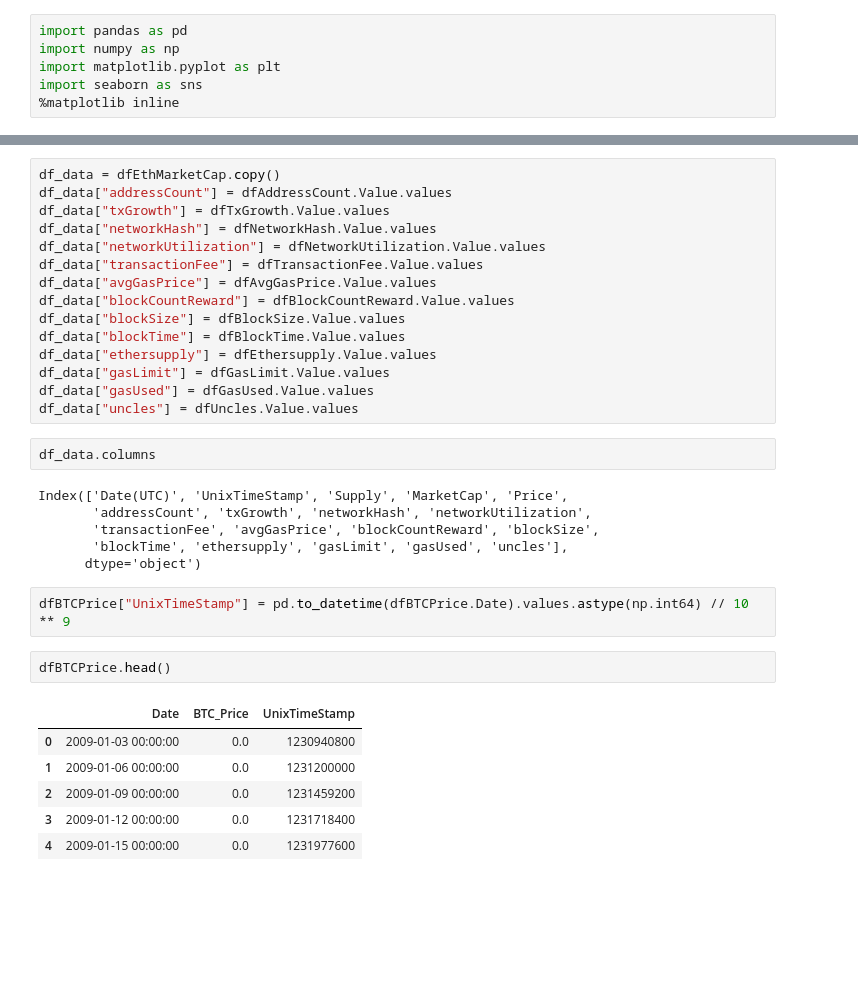
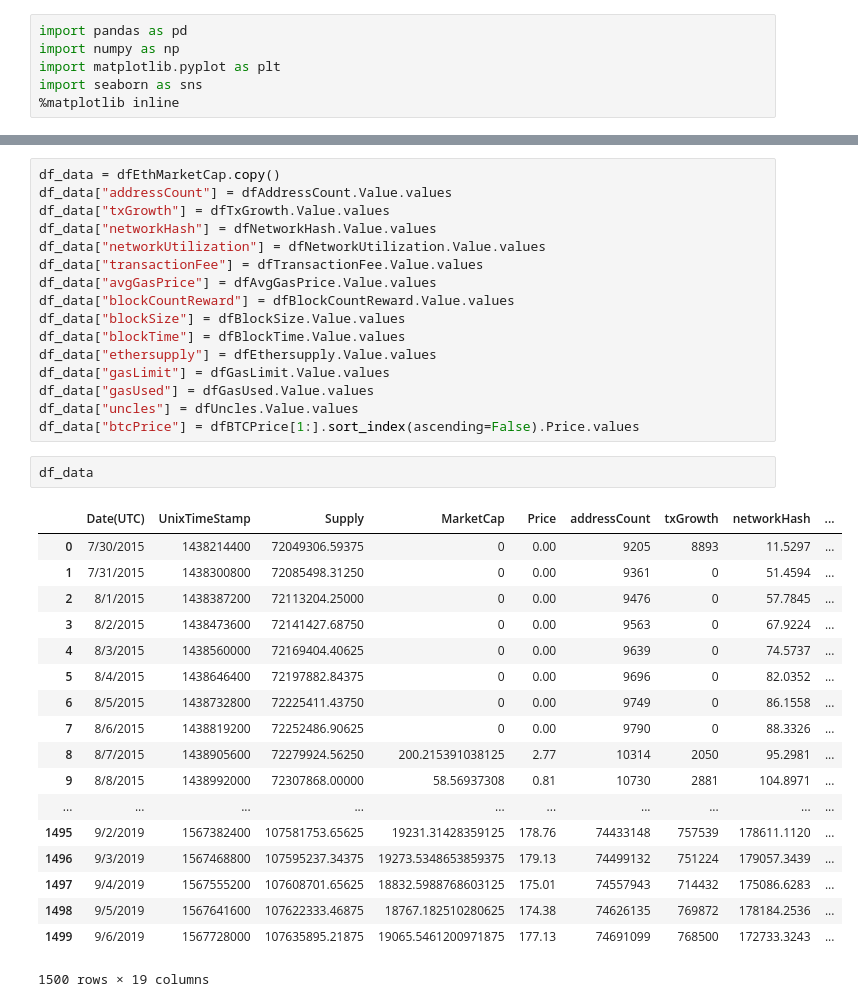
Before and after one commit to y4m4rx/appliedDataScienceProject, a Jupyter notebook: Data Clean/Project.ipynb, the cells around one changed output, grey strips where cells are left out. Drawn from its saved outputs; the diff is of its cells as text; blank space fills up the shorter version.

Commit message:
finished merging datas

```diff
--- a/Data Clean/Project.ipynb
+++ b/Data Clean/Project.ipynb
@@ -85,22 +85,25 @@ df_data["ethersupply"] = dfEthersupply.Value.values
 df_data["gasLimit"] = dfGasLimit.Value.values
 df_data["gasUsed"] = dfGasUsed.Value.values
 df_data["uncles"] = dfUncles.Value.values
+df_data["btcPrice"] = dfBTCPrice[1:].sort_index(ascending=False).Price.values
 # %%
-df_data.columns
+df_data
 # %% [output]
+|  | Date(UTC) | UnixTimeStamp | Supply | MarketCap | Price | addressCount | txGrowth | networkHash | ... |
+| 0 | 7/30/2015 | 1438214400 | 72049306.59375 | 0 | 0.00 | 9205 | 8893 | 11.5297 | ... |
+| 1 | 7/31/2015 | 1438300800 | 72085498.31250 | 0 | 0.00 | 9361 | 0 | 51.4594 | ... |
+| 2 | 8/1/2015 | 1438387200 | 72113204.25000 | 0 | 0.00 | 9476 | 0 | 57.7845 | ... |
+| 3 | 8/2/2015 | 1438473600 | 72141427.68750 | 0 | 0.00 | 9563 | 0 | 67.9224 | ... |
+| 4 | 8/3/2015 | 1438560000 | 72169404.40625 | 0 | 0.00 | 9639 | 0 | 74.5737 | ... |
+| 5 | 8/4/2015 | 1438646400 | 72197882.84375 | 0 | 0.00 | 9696 | 0 | 82.0352 | ... |
+| 6 | 8/5/2015 | 1438732800 | 72225411.43750 | 0 | 0.00 | 9749 | 0 | 86.1558 | ... |
+| 7 | 8/6/2015 | 1438819200 | 72252486.90625 | 0 | 0.00 | 9790 | 0 | 88.3326 | ... |
+| 8 | 8/7/2015 | 1438905600 | 72279924.56250 | 200.215391038125 | 2.77 | 10314 | 2050 | 95.2981 | ... |
+| 9 | 8/8/2015 | 1438992000 | 72307868.00000 | 58.56937308 | 0.81 | 10730 | 2881 | 104.8971 | ... |
+| ... | ... | ... | ... | ... | ... | ... | ... | ... | ... |
+| 1495 | 9/2/2019 | 1567382400 | 107581753.65625 | 19231.31428359125 | 178.76 | 74433148 | 757539 | 178611.1120 | ... |
+| 1496 | 9/3/2019 | 1567468800 | 107595237.34375 | 19273.5348653859375 | 179.13 | 74499132 | 751224 | 179057.3439 | ... |
+| 1497 | 9/4/2019 | 1567555200 | 107608701.65625 | 18832.5988768603125 | 175.01 | 74557943 | 714432 | 175086.6283 | ... |
+| 1498 | 9/5/2019 | 1567641600 | 107622333.46875 | 18767.182510280625 | 174.38 | 74626135 | 769872 | 178184.2536 | ... |
+| 1499 | 9/6/2019 | 1567728000 | 107635895.21875 | 19065.5461200971875 | 177.13 | 74691099 | 768500 | 172733.3243 | ... |
-Index(['Date(UTC)', 'UnixTimeStamp', 'Supply', 'MarketCap', 'Price',
-       'addressCount', 'txGrowth', 'networkHash', 'networkUtilization',
-       'transactionFee', 'avgGasPrice', 'blockCountReward', 'blockSize',
-       'blockTime', 'ethersupply', 'gasLimit', 'gasUsed', 'uncles'],
-      dtype='object')
+1500 rows × 19 columns
-# %%
-dfBTCPrice["UnixTimeStamp"] = pd.to_datetime(dfBTCPrice.Date).values.astype(np.int64) // 10 ** 9
-# %%
-dfBTCPrice.head()
-# %% [output]
-|  | Date | BTC_Price | UnixTimeStamp |
-| 0 | 2009-01-03 00:00:00 | 0.0 | 1230940800 |
-| 1 | 2009-01-06 00:00:00 | 0.0 | 1231200000 |
-| 2 | 2009-01-09 00:00:00 | 0.0 | 1231459200 |
-| 3 | 2009-01-12 00:00:00 | 0.0 | 1231718400 |
-| 4 | 2009-01-15 00:00:00 | 0.0 | 1231977600 |
```
Also changed, not shown: parts of 2 cells of this notebook.
